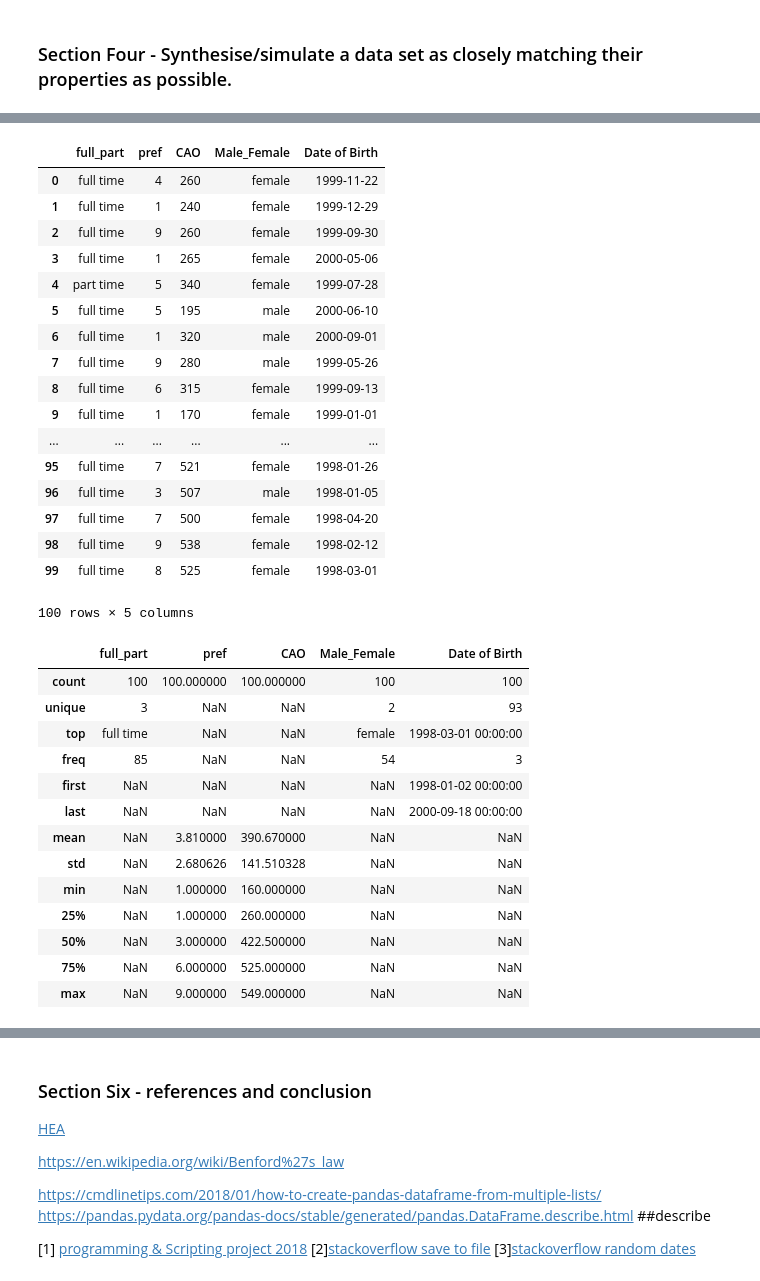
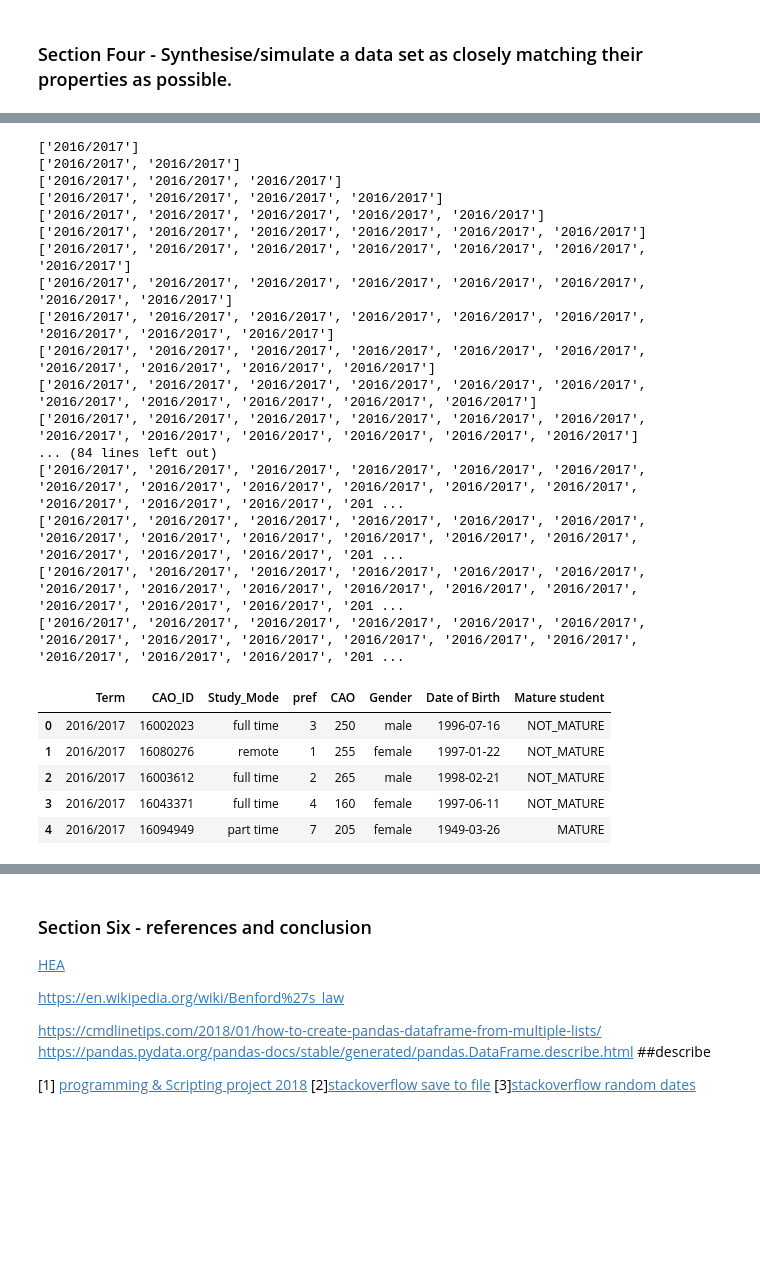
Before and after one commit to Hudsonsue/progproj, a Jupyter notebook: Project_Programming_Data_Analytics.ipynb, the cells around one changed output, grey strips where cells are left out. Cells and saved outputs as stored; diff of their text form; code cells hidden in the pictures; blank space fills up the shorter version.

Commit message:
added CAO number and term code and derived mature

```diff
--- a/Project_Programming_Data_Analytics.ipynb
+++ b/Project_Programming_Data_Analytics.ipynb
@@ -222,36 +223,53 @@ for i in range(50):
+# %%
+Term =[]
+for i in range(100):
+    Term.append("2016/2017")
+    print(Term)
+# %% [output]
+['2016/2017']
+['2016/2017', '2016/2017']
+['2016/2017', '2016/2017', '2016/2017']
+['2016/2017', '2016/2017', '2016/2017', '2016/2017']
+['2016/2017', '2016/2017', '2016/2017', '2016/2017', '2016/2017']
+['2016/2017', '2016/2017', '2016/2017', '2016/2017', '2016/2017', '2016/2017']
+['2016/2017', '2016/2017', '2016/2017', '2016/2017', '2016/2017', '2016/2017', '2016/2017']
+['2016/2017', '2016/2017', '2016/2017', '2016/2017', '2016/2017', '2016/2017', '2016/2017', '2016/2017']
+['2016/2017', '2016/2017', '2016/2017', '2016/2017', '2016/2017', '2016/2017', '2016/2017', '2016/2017', '2016/2017']
+['2016/2017', '2016/2017', '2016/2017', '2016/2017', '2016/2017', '2016/2017', '2016/2017', '2016/2017', '2016/2017', '2016/2017']
+['2016/2017', '2016/2017', '2016/2017', '2016/2017', '2016/2017', '2016/2017', '2016/2017', '2016/2017', '2016/2017', '2016/2017', '2016/2017']
+['2016/2017', '2016/2017', '2016/2017', '2016/2017', '2016/2017', '2016/2017', '2016/2017', '2016/2017', '2016/2017', '2016/2017', '2016/2017', '2016/2017']
+... (84 lines left out)
+['2016/2017', '2016/2017', '2016/2017', '2016/2017', '2016/2017', '2016/2017', '2016/2017', '2016/2017', '2016/2017', '2016/2017', '2016/2017', '2016/2017', '2016/2017', '2016/2017', '2016/2017', '201 ...
+['2016/2017', '2016/2017', '2016/2017', '2016/2017', '2016/2017', '2016/2017', '2016/2017', '2016/2017', '2016/2017', '2016/2017', '2016/2017', '2016/2017', '2016/2017', '2016/2017', '2016/2017', '201 ...
+['2016/2017', '2016/2017', '2016/2017', '2016/2017', '2016/2017', '2016/2017', '2016/2017', '2016/2017', '2016/2017', '2016/2017', '2016/2017', '2016/2017', '2016/2017', '2016/2017', '2016/2017', '201 ...
+['2016/2017', '2016/2017', '2016/2017', '2016/2017', '2016/2017', '2016/2017', '2016/2017', '2016/2017', '2016/2017', '2016/2017', '2016/2017', '2016/2017', '2016/2017', '2016/2017', '2016/2017', '201 ...
 # %%
 df = pd.DataFrame ()
-df ["full_part"] = full_part
+df ["Term"]=Term
+##df.insert(0, 'Term_code', '2016/2017', astype string)
+df ["CAO_ID"] = CAO_ID
+df ["Study_Mode"] = Mode_of_Study
 df ["pref"] = pref
 df ["CAO"] = cao
-df ["Male_Female"] = M_F
+df ["Gender"] = M_F
 df ["Date of Birth"]=DOB
+df ["Mature student"]= MAT
+df.head()
 #df ["list"] = (int(13**np.random.random()))
+df = df.sample(frac=1).reset_index(drop=True)
+##[stackoverflow](https://stackoverflow.com/questions/29576430/shuffle-dataframe-rows)
 # %%
-df
+df.head()
 # %% [output]
-|  | full_part | pref | CAO | Male_Female | Date of Birth |
-| 0 | full time | 4 | 260 | female | 1999-11-22 |
-| 1 | full time | 1 | 240 | female | 1999-12-29 |
-| 2 | full time | 9 | 260 | female | 1999-09-30 |
-| 3 | full time | 1 | 265 | female | 2000-05-06 |
-| 4 | part time | 5 | 340 | female | 1999-07-28 |
-| 5 | full time | 5 | 195 | male | 2000-06-10 |
-| 6 | full time | 1 | 320 | male | 2000-09-01 |
-| 7 | full time | 9 | 280 | male | 1999-05-26 |
-| 8 | full time | 6 | 315 | female | 1999-09-13 |
-| 9 | full time | 1 | 170 | female | 1999-01-01 |
-| ... | ... | ... | ... | ... | ... |
-| 95 | full time | 7 | 521 | female | 1998-01-26 |
-| 96 | full time | 3 | 507 | male | 1998-01-05 |
-| 97 | full time | 7 | 500 | female | 1998-04-20 |
-| 98 | full time | 9 | 538 | female | 1998-02-12 |
-| 99 | full time | 8 | 525 | female | 1998-03-01 |
+|  | Term | CAO_ID | Study_Mode | pref | CAO | Gender | Date of Birth | Mature student |
+| 0 | 2016/2017 | 16002023 | full time | 3 | 250 | male | 1996-07-16 | NOT_MATURE |
+| 1 | 2016/2017 | 16080276 | remote | 1 | 255 | female | 1997-01-22 | NOT_MATURE |
+| 2 | 2016/2017 | 16003612 | full time | 2 | 265 | male | 1998-02-21 | NOT_MATURE |
+| 3 | 2016/2017 | 16043371 | full time | 4 | 160 | female | 1997-06-11 | NOT_MATURE |
+| 4 | 2016/2017 | 16094949 | part time | 7 | 205 | female | 1949-03-26 | MATURE |
-100 rows × 5 columns
 # %%
 df.describe()
 df.describe(include='all')
-##df.groupby ("full_part").describe(include='all')
 import datetime
 import sys
 old_stdout = sys.stdout
@@ -267,19 +285,4 @@ df.describe(include='all')
 
 # output to a csv adapted from code used for GMIT Programming & Scripting project 2018 [1] and
 # trouble shooting assistance from a stackoverflow query responseto someone else's query[2]
-# %% [output]
-|  | full_part | pref | CAO | Male_Female | Date of Birth |
-| count | 100 | 100.000000 | 100.000000 | 100 | 100 |
-| unique | 3 | NaN | NaN | 2 | 93 |
-| top | full time | NaN | NaN | female | 1998-03-01 00:00:00 |
-| freq | 85 | NaN | NaN | 54 | 3 |
-| first | NaN | NaN | NaN | NaN | 1998-01-02 00:00:00 |
-| last | NaN | NaN | NaN | NaN | 2000-09-18 00:00:00 |
-| mean | NaN | 3.810000 | 390.670000 | NaN | NaN |
-| std | NaN | 2.680626 | 141.510328 | NaN | NaN |
-| min | NaN | 1.000000 | 160.000000 | NaN | NaN |
-| 25% | NaN | 1.000000 | 260.000000 | NaN | NaN |
-| 50% | NaN | 3.000000 | 422.500000 | NaN | NaN |
-| 75% | NaN | 6.000000 | 525.000000 | NaN | NaN |
-| max | NaN | 9.000000 | 549.000000 | NaN | NaN |
 # %%
```
Also changed, not shown: parts of 12 cells of this notebook, 1 other file.
